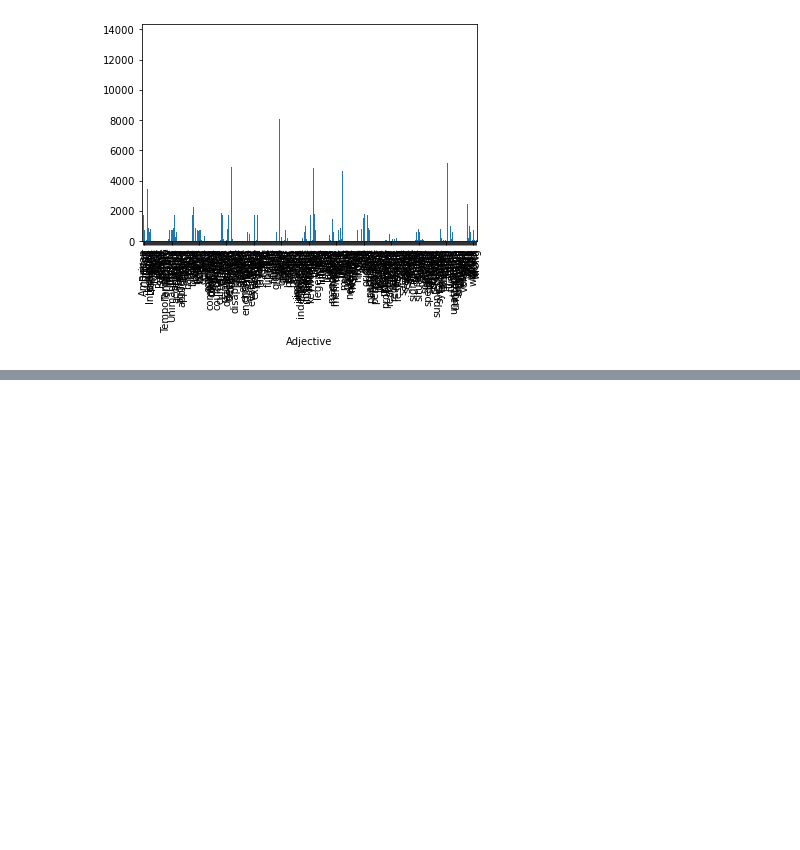
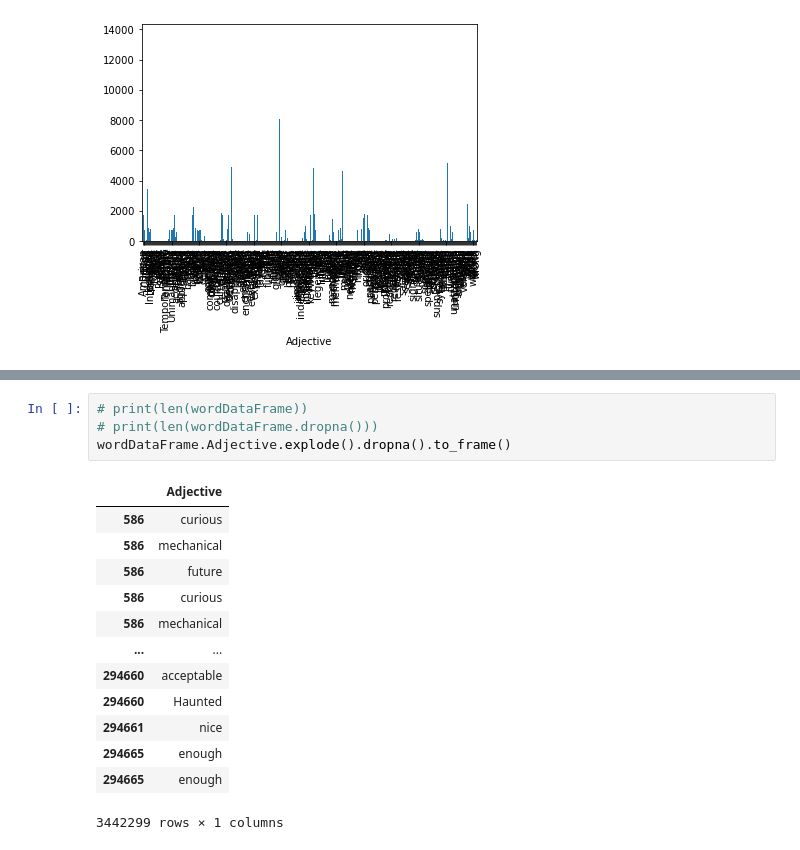
Before and after one commit to Awinn38/Personal-Projects, a Jupyter notebook: MindStand/WordSentiment.ipynb, the cells around one changed output, grey strips where cells are left out. Drawn from its saved outputs; the diff is of its cells as text; blank space fills up the shorter version.

```diff
--- a/MindStand/WordSentiment.ipynb
+++ b/MindStand/WordSentiment.ipynb
@@ -170,0 +224,18 @@ wordDataFrame.explode('Adjective').groupby('Adjective').size().plot(kind='bar')
+# %%
+# print(len(wordDataFrame))
+# print(len(wordDataFrame.dropna()))
+wordDataFrame.Adjective.explode().dropna().to_frame()
+# %% [output]
+|  | Adjective |
+| 586 | curious |
+| 586 | mechanical |
+| 586 | future |
+| 586 | curious |
+| 586 | mechanical |
+| ... | ... |
+| 294660 | acceptable |
+| 294660 | Haunted |
+| 294661 | nice |
+| 294665 | enough |
+| 294665 | enough |
+3442299 rows × 1 columns
```
Also changed, not shown: parts of 9 cells of this notebook, 10 other files.
